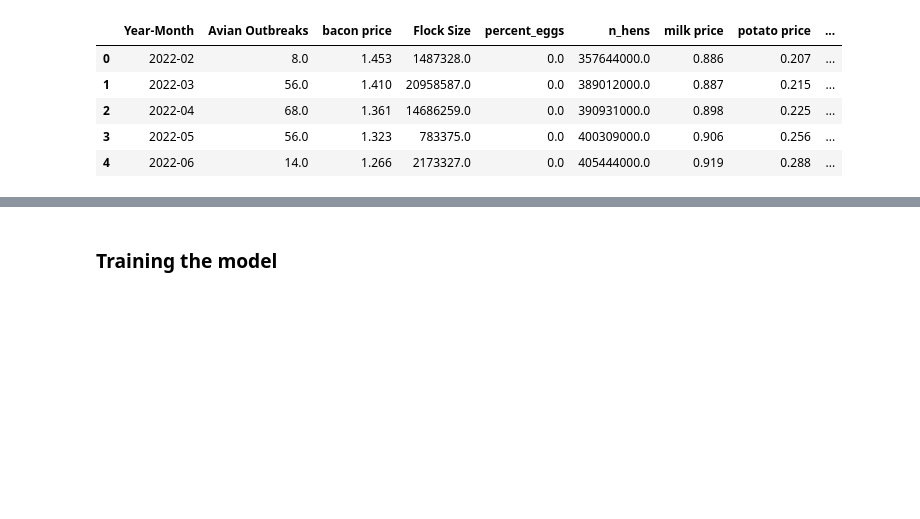
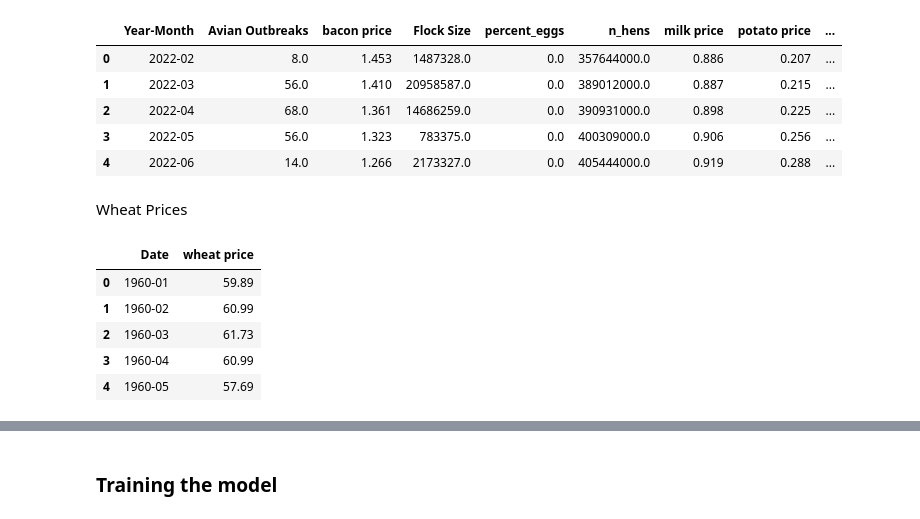
Before and after one commit to xeniachen-01/142a-eggs, a Jupyter notebook: project.ipynb, the cells around one changed output, grey strips where cells are left out. Saved outputs shown, nothing was run; the diff lists cells and outputs as text; code cells hidden in the pictures; blank space fills up the shorter version.

```diff
--- a/project.ipynb
+++ b/project.ipynb
@@ -322,3 +322,18 @@ X.head()
 | 2 | 2022-04 | 68.0 | 1.361 | 14686259.0 | 0.0 | 390931000.0 | 0.898 | 0.225 | ... |
 | 3 | 2022-05 | 56.0 | 1.323 | 783375.0 | 0.0 | 400309000.0 | 0.906 | 0.256 | ... |
 | 4 | 2022-06 | 14.0 | 1.266 | 2173327.0 | 0.0 | 405444000.0 | 0.919 | 0.288 | ... |
+# %% [markdown]
+Wheat Prices
+# %%
+#wheat prices are per ton
+wheat_prices = pd.read_excel("wheat prices.xlsx")
+wheat_prices['Date'] = pd.to_datetime(wheat_prices['Date']).dt.to_period('M')
+wheat_prices = wheat_prices.rename(columns = {'$/Ton' : 'wheat price'})
+wheat_prices.head()
+# %% [output]
+|  | Date | wheat price |
+| 0 | 1960-01 | 59.89 |
+| 1 | 1960-02 | 60.99 |
+| 2 | 1960-03 | 61.73 |
+| 3 | 1960-04 | 60.99 |
+| 4 | 1960-05 | 57.69 |
```
Also changed, not shown: parts of 11 cells of this notebook, 2 other files.
